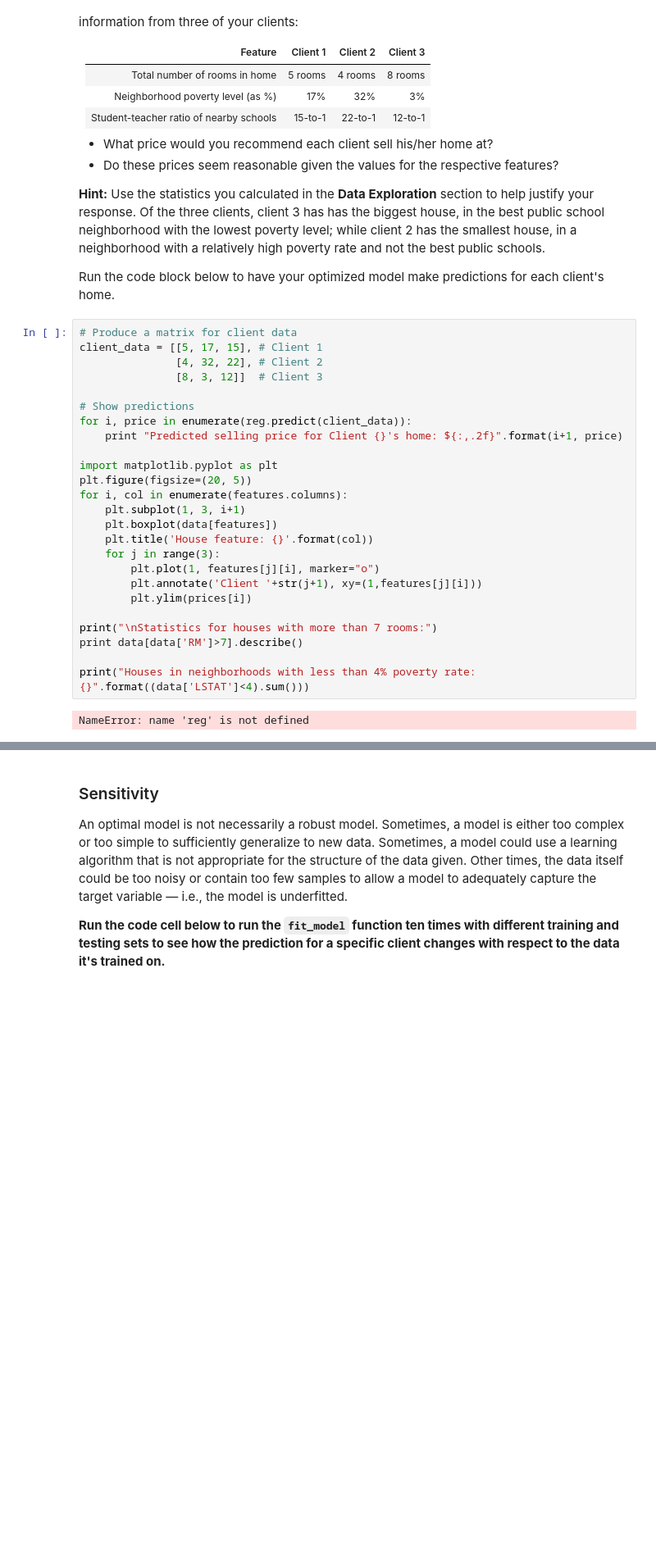
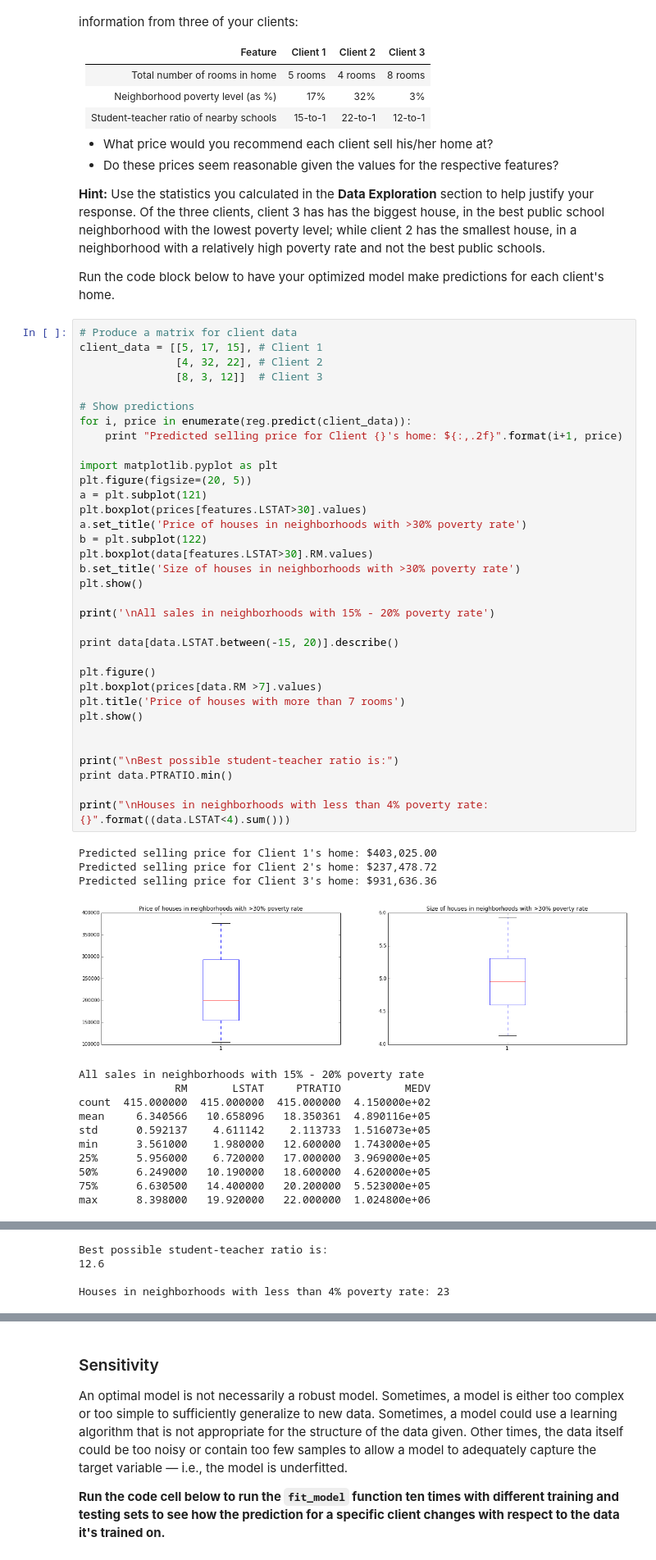
Before and after one commit to dcgull/ML-Projects, a Jupyter notebook: boston_housing/boston_housing.ipynb, the cells around one changed output, grey strips where cells are left out. Shown at 82% size. Cells and saved outputs as stored; diff of their text form; blank space fills up the shorter version.

Commit message:
Added boxplots to Boston project

```diff
--- a/boston_housing/boston_housing.ipynb
+++ b/boston_housing/boston_housing.ipynb
@@ -330,27 +361,49 @@ Run the code block below to have your optimized model make predictions for each
 # %%
 # Produce a matrix for client data
 client_data = [[5, 17, 15], # Client 1
                [4, 32, 22], # Client 2
                [8, 3, 12]]  # Client 3
 
 # Show predictions
 for i, price in enumerate(reg.predict(client_data)):
     print "Predicted selling price for Client {}'s home: ${:,.2f}".format(i+1, price)
 
 import matplotlib.pyplot as plt
 plt.figure(figsize=(20, 5))
-for i, col in enumerate(features.columns):
-    plt.subplot(1, 3, i+1)
-    plt.boxplot(data[features])
-    plt.title('House feature: {}'.format(col))
-    for j in range(3):
-        plt.plot(1, features[j][i], marker="o")
-        plt.annotate('Client '+str(j+1), xy=(1,features[j][i]))
-        plt.ylim(prices[i])
+a = plt.subplot(121)
+plt.boxplot(prices[features.LSTAT>30].values)
+a.set_title('Price of houses in neighborhoods with >30% poverty rate')
+b = plt.subplot(122)
+plt.boxplot(data[features.LSTAT>30].RM.values)
+b.set_title('Size of houses in neighborhoods with >30% poverty rate')
+plt.show()
 
-print("\nStatistics for houses with more than 7 rooms:")
-print data[data['RM']>7].describe()
+print('\nAll sales in neighborhoods with 15% - 20% poverty rate')
 
-print("Houses in neighborhoods with less than 4% poverty rate: {}".format((data['LSTAT']<4).sum()))
+print data[data.LSTAT.between(-15, 20)].describe()
+
+plt.figure()
+plt.boxplot(prices[data.RM >7].values)
+plt.title('Price of houses with more than 7 rooms')
+plt.show()
+
+
+print("\nBest possible student-teacher ratio is:")
+print data.PTRATIO.min()
+
+print("\nHouses in neighborhoods with less than 4% poverty rate: {}".format((data.LSTAT<4).sum()))
 # %% [output]
-NameError: name 'reg' is not defined
+Predicted selling price for Client 1's home: $403,025.00
+Predicted selling price for Client 2's home: $237,478.72
+Predicted selling price for Client 3's home: $931,636.36
+[figure, added]
+All sales in neighborhoods with 15% - 20% poverty rate
+               RM       LSTAT     PTRATIO          MEDV
+count  415.000000  415.000000  415.000000  4.150000e+02
+mean     6.340566   10.658096   18.350361  4.890116e+05
+std      0.592137    4.611142    2.113733  1.516073e+05
+min      3.561000    1.980000   12.600000  1.743000e+05
+25%      5.956000    6.720000   17.000000  3.969000e+05
+50%      6.249000   10.190000   18.600000  4.620000e+05
+75%      6.630500   14.400000   20.200000  5.523000e+05
+max      8.398000   19.920000   22.000000  1.024800e+06
@@ -357 +411,5 @@ NameError: name 'reg' is not defined
+Best possible student-teacher ratio is:
+12.6
+
+Houses in neighborhoods with less than 4% poverty rate: 23
 # %% [markdown]
```
Also changed, not shown: parts of 10 cells of this notebook, 1 other file.
